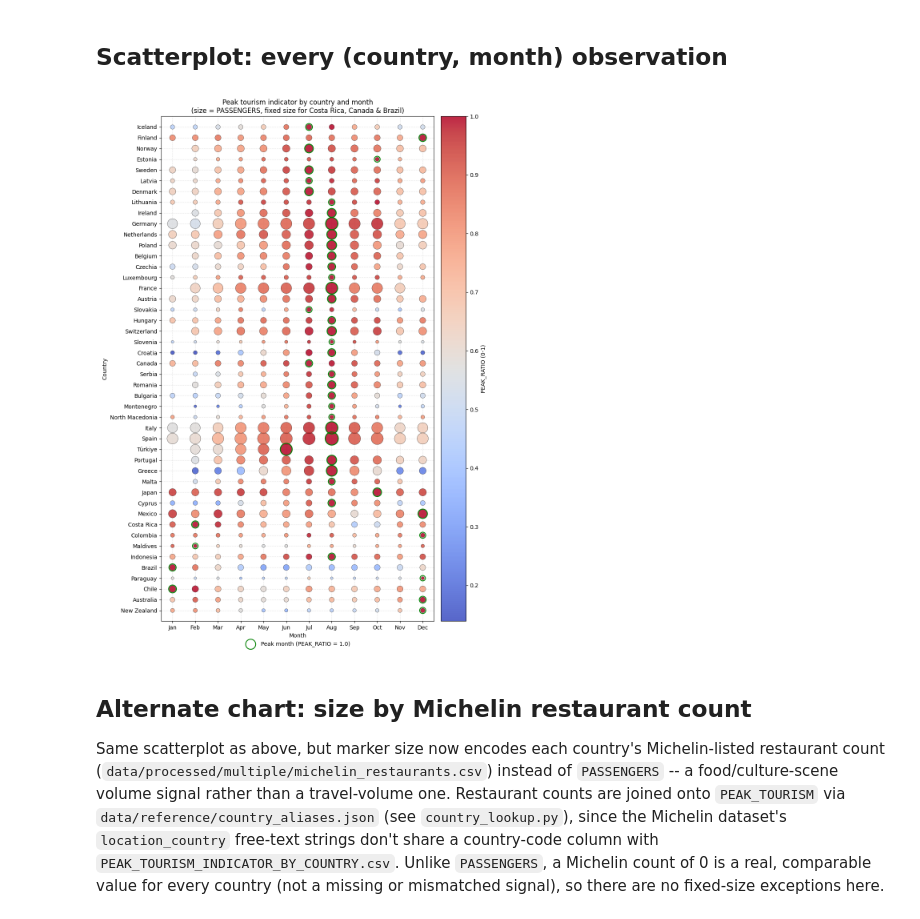
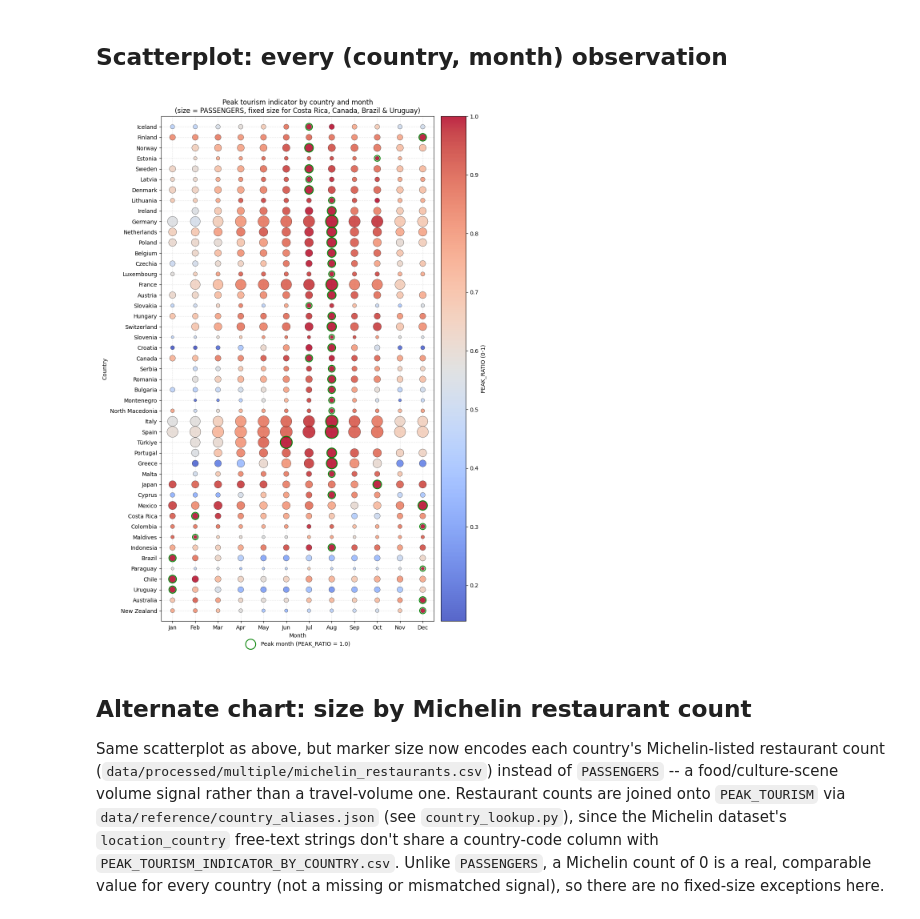
Before and after one commit to ivan-sepulveda/when-where, a Jupyter notebook: notebooks/peak_tourism_months_exploration.ipynb, the cells around one changed output. Saved outputs shown, nothing was run; the diff lists cells and outputs as text; code cells hidden in the pictures.

Commit message:
Uruguay

```diff
--- a/notebooks/peak_tourism_months_exploration.ipynb
+++ b/notebooks/peak_tourism_months_exploration.ipynb
@@ -112,7 +112,7 @@ import numpy as np
 # three get one fixed size instead. Chile's PASSENGERS is overnight stays
 # rather than air passengers, but it's still a genuine headcount-adjacent
 # volume, so it's scaled like every other country.
-FIXED_SIZE_COUNTRIES = {"Costa Rica", "Canada", "Brazil"}
+FIXED_SIZE_COUNTRIES = {"Costa Rica", "Canada", "Brazil", "Uruguay"}
 FIXED_SIZE = 110  # same rough midpoint as the old PEAK_RATIO*160+30 scheme
 MIN_SIZE, MAX_SIZE = 20, 500
 
@@ -160,35 +160,35 @@ ax.scatter(
     peak_months["y"],
     facecolors="none",
     edgecolors="green",
     linewidths=1.5,
     s=peak_months["MARKER_SIZE"] + 60,
     zorder=3,
     label="Peak month (PEAK_RATIO = 1.0)",
 )
 
 ax.set_yticks(range(len(countries_bottom_to_top)))
 ax.set_yticklabels(countries_bottom_to_top)
 ax.set_ylim(-1, len(countries_bottom_to_top))
 
 ax.set_xticks(range(1, 13))
 ax.set_xticklabels(
     ["Jan", "Feb", "Mar", "Apr", "May", "Jun", "Jul", "Aug", "Sep", "Oct", "Nov", "Dec"]
 )
 ax.set_xlim(0.5, 12.5)
 
 ax.set_xlabel("Month")
 ax.set_ylabel("Country")
-ax.set_title("Peak tourism indicator by country and month\n(size = PASSENGERS, fixed size for Costa Rica & Canada)")
+ax.set_title("Peak tourism indicator by country and month\n(size = PASSENGERS, fixed size for Costa Rica, Canada, Brazil & Uruguay)")
 ax.grid(axis="both", linestyle="--", alpha=0.3, zorder=1)
 ax.legend(loc="upper center", bbox_to_anchor=(0.5, -0.03), frameon=False)
 
 cbar = fig.colorbar(scatter, ax=ax, pad=0.02)
 cbar.set_label("PEAK_RATIO (0-1)")
 
 plt.tight_layout()
 plt.show()
 # %% [output]
-[figure, old version]
+[figure, new version]
 # %% [markdown]
 ## Alternate chart: size by Michelin restaurant count
 
```
Also changed, not shown: parts of 4 cells of this notebook, 6 other files.
